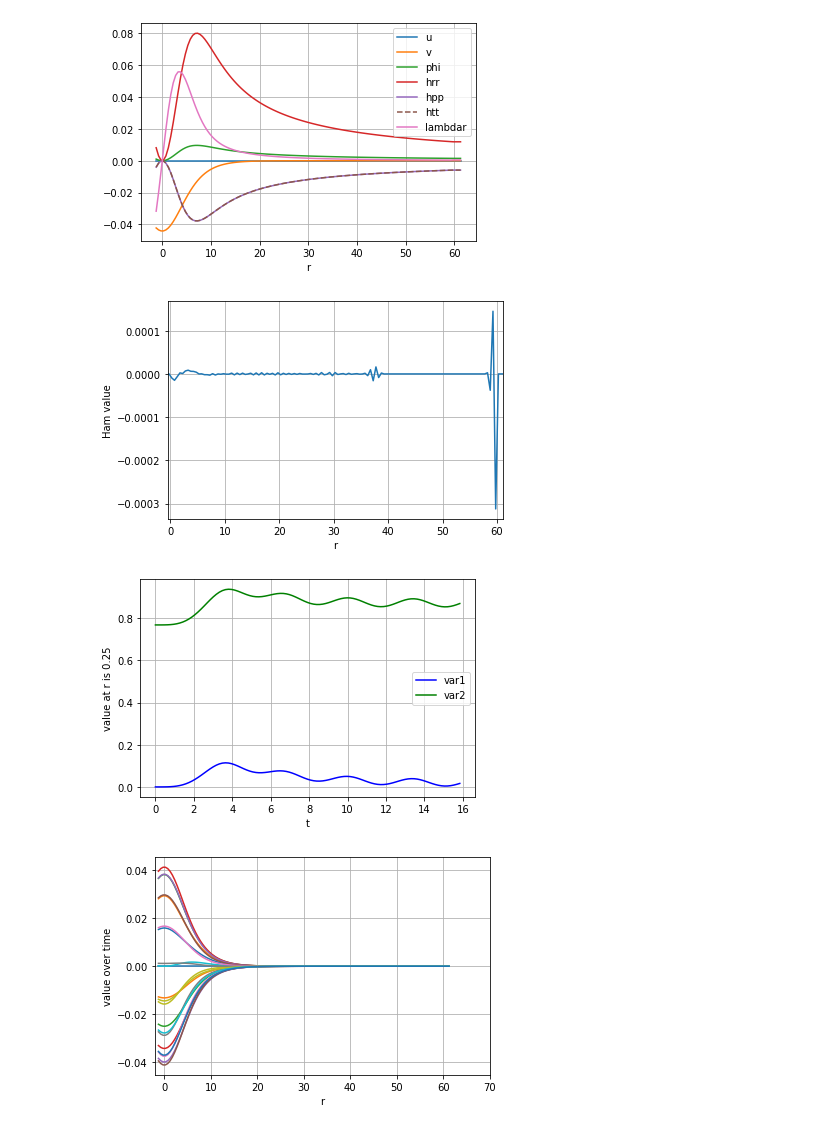
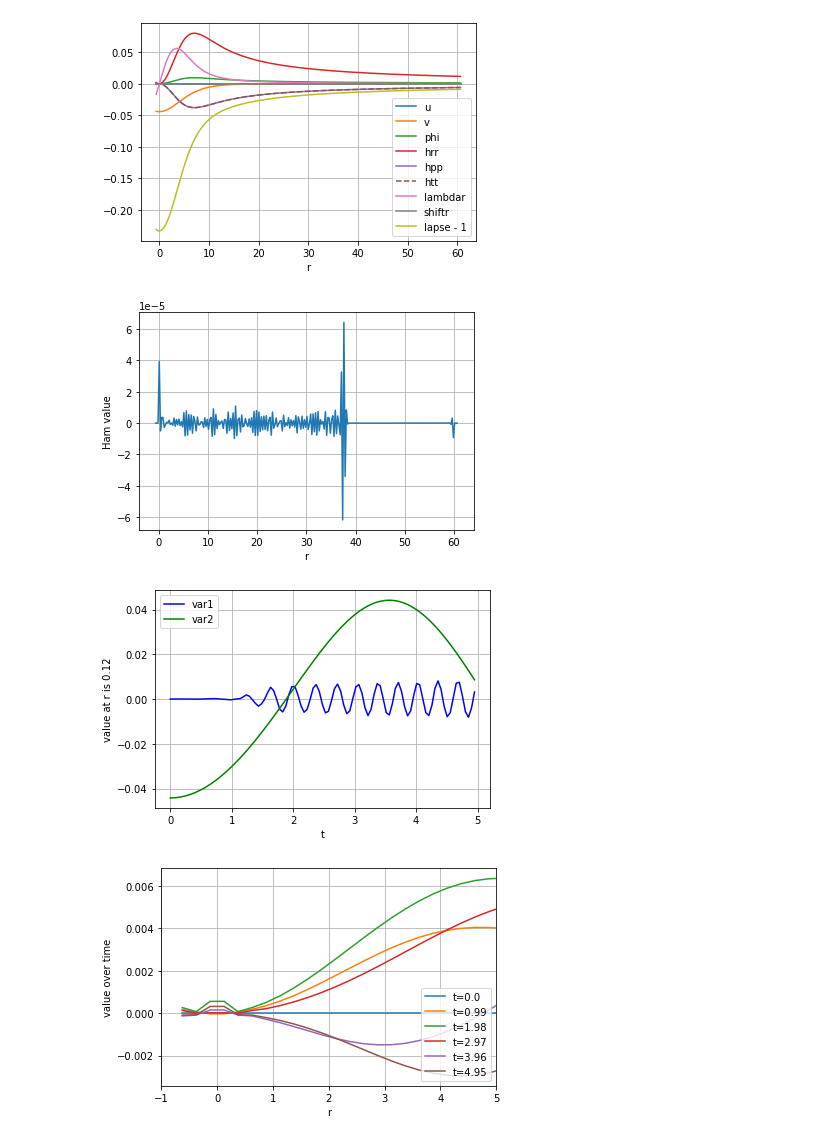
Before and after one commit to GRTLCollaboration/engrenage, a Jupyter notebook: OscillatonEvolution.ipynb, the cells around one changed output. Saved outputs shown, nothing was run; the diff lists cells and outputs as text; code cells hidden in the pictures.

```diff
--- a/OscillatonEvolution.ipynb
+++ b/OscillatonEvolution.ipynb
@@ -26,7 +24,7 @@ from source.oscillatoninitialconditions import *              # go here to chang
 from source.diagnostics import *               # go here to change the diagnostics
 # %%
 # Input parameters for grid and evolution here
-N_r = 120 # num points on physical grid
+N_r = 240 # num points on physical grid
 R = 60.0 # Maximum outer radius
 
 r, initial_vars_values = get_initial_vars_values(R, N_r)
@@ -43,24 +41,28 @@ plt.plot(r, initial_hrr, label='hrr')
 plt.plot(r, initial_hpp, label='hpp')
 plt.plot(r, initial_htt, '--', label='htt')
 plt.plot(r, initial_lambdar, label='lambdar')
+plt.plot(r, initial_shiftr, label='shiftr')
+plt.plot(r, initial_lapse-1, label='lapse - 1')
 plt.legend(loc='best')
 plt.grid()
+#plt.xlim(-1,1)
+#plt.ylim(-0.002,0.002)
 # %% [output]
-[figure, old version]
+[figure, new version]
 # %%
 # check the Hamiltonian constraint initially satisfied
 # apart from numerical errors
 r, Ham = get_diagnostics(initial_vars_values, np.array([0]), R, N_r)
 
 # plot the profile for Ham
 plt.plot(r, Ham[0])
 
 plt.xlabel('r')
-plt.xlim(-0.5,61.0)
+plt.xlim(-4.0,R+4.0)
 #plt.ylim(-0.01,0.01)
 plt.ylabel('Ham value')
 plt.grid()
 # %% [output]
-[figure, old version]
+[figure, new version]
 # %%
 # for control of time integrator and spatial grid
@@ -84,8 +86,8 @@ solution = dense_solution.sol(t).T
 # %%
 # Plot a single point versus time
 N = N_r + num_ghosts * 2
-var1 = idx_phi
-var2 = idx_lapse
+var1 = idx_arr
+var2 = idx_v
 
 idx = num_ghosts
 r_i = np.round(r[idx],2)
@@ -99,24 +101,26 @@ plt.ylabel('value at r is '+str(r_i))
 plt.legend(loc='best')
 plt.grid()
 # %% [output]
-[figure, old version]
+[figure, new version]
 # %%
 # plot the profile for some variable at a selection of times
-var = idx_u
+var = idx_arr
 
 for i, t_i in enumerate(t) :
-    if (i < N_t) and (i % 5 == 0) :
+    if (i < N_t) and (i % 20 == 0) :
         labelt = "t="+str(round(t_i,2))
         f_t = solution[i, var * N: (var + 1) * N]
         plt.plot(r, f_t, label=labelt)
 
-#plt.legend(loc=4)
+plt.legend(loc=4)
 plt.xlabel('r')
-plt.xlim(-2,70.0)
+plt.xlim(-1,5.0)
+#plt.ylim(0.01, 0.02)
+#plt.ylim(-0.001, 0.001)
 plt.ylabel('value over time')
 plt.grid()
 # %% [output]
-[figure, old version]
+[figure, new version]
 # %%
 # calculate the diagnostics, just the Hamiltonian constraint for now
 r, Ham = get_diagnostics(solution, t, R, N_r)
```
Also changed, not shown: parts of 3 cells of this notebook, 9 other files.
